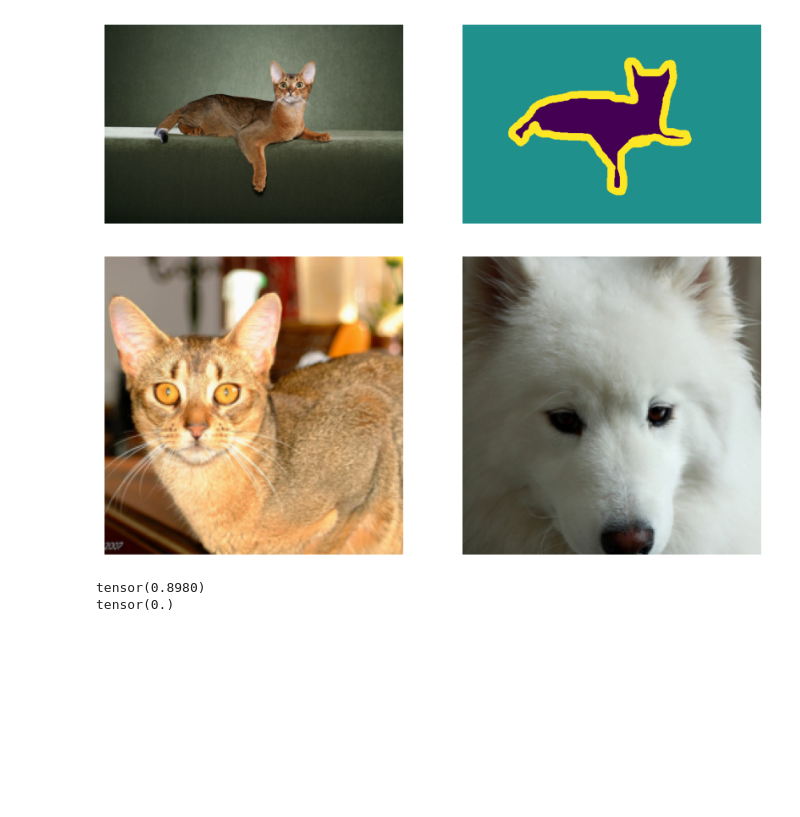
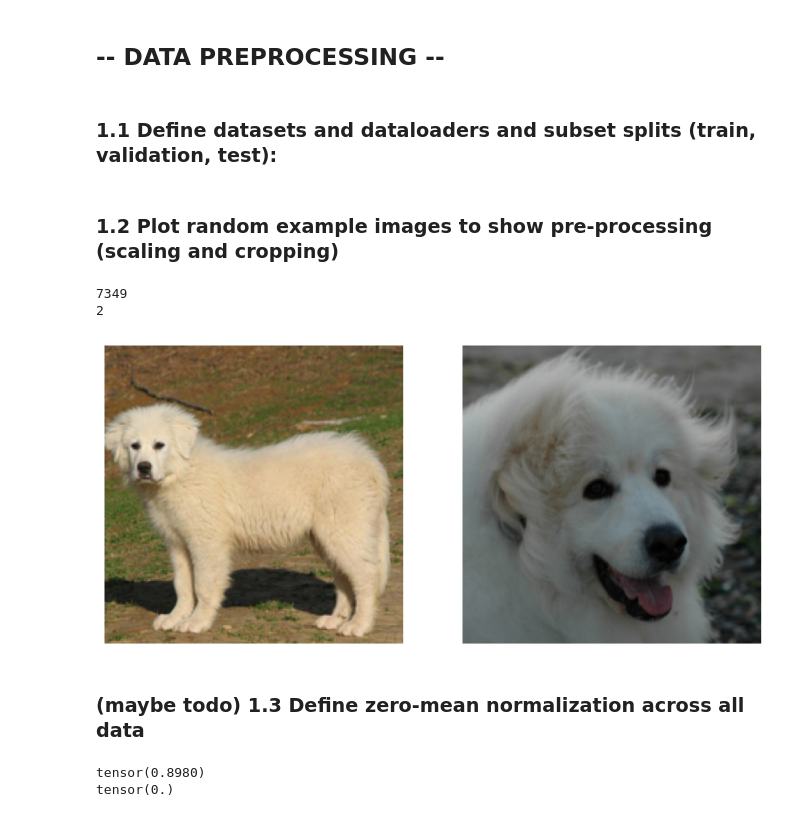
Before and after one commit to deblargue/deep25-project, a Jupyter notebook: deep_project2.ipynb, the cells around one changed output. Saved outputs shown, nothing was run; the diff lists cells and outputs as text; code cells hidden in the pictures; blank space fills up the shorter version.

```diff
--- a/deep_project2.ipynb
+++ b/deep_project2.ipynb
@@ -35,0 +64,4 @@ from torchvision.transforms import transforms
+# %% [markdown]
+## -- DATA PREPROCESSING --
+# %% [markdown]
+### 1.1 Define datasets and dataloaders and subset splits (train, validation, test):
@@ -36,15 +135,21 @@ from torchvision.transforms import transforms
+# %% [markdown]
+### 1.2 Plot random example images to show pre-processing (scaling and cropping)
 # %%
+dataset = load_dataset()
+
 # plot example image
-img = read_image('oxford-iiit-pet/images/Abyssinian_1.jpg')
 plt.figure(figsize=(10, 10))
 plt.subplot(121)
-plt.imshow(img.permute(1, 2, 0))
+
+plt.imshow(dataset[2600][0].permute(1, 2, 0))
 plt.axis('off')
 plt.subplot(122)
 
-mask = read_image('oxford-iiit-pet/annotations/trimaps/Abyssinian_1.png')
-plt.imshow(mask.permute(1, 2, 0))
+plt.imshow(dataset[2628][0].permute(1, 2, 0))
 plt.axis('off')
+
 plt.show()
 # %% [output]
+7349
+2
-[figure, old version]
+[figure, new version]
@@ -114,21 +156,3 @@ dataloader_val = DataLoader(
-# %%
-# Plot example images
-
-img, target = next(iter(dataloader_train))
-
-# plot example image
-plt.figure(figsize=(10, 10))
-plt.subplot(121)
-
-plt.imshow(img[0].permute(1, 2, 0))
-plt.axis('off')
-plt.subplot(122)
-plt.imshow(img[15].permute(1, 2, 0))
-plt.axis('off')
-
-plt.show()
-
-print()
-# %% [output]
-[figure, removed]
+# %% [markdown]
+### (maybe todo) 1.3 Define zero-mean normalization across all data
 # %%
```
Also changed, not shown: parts of 46 cells of this notebook.
